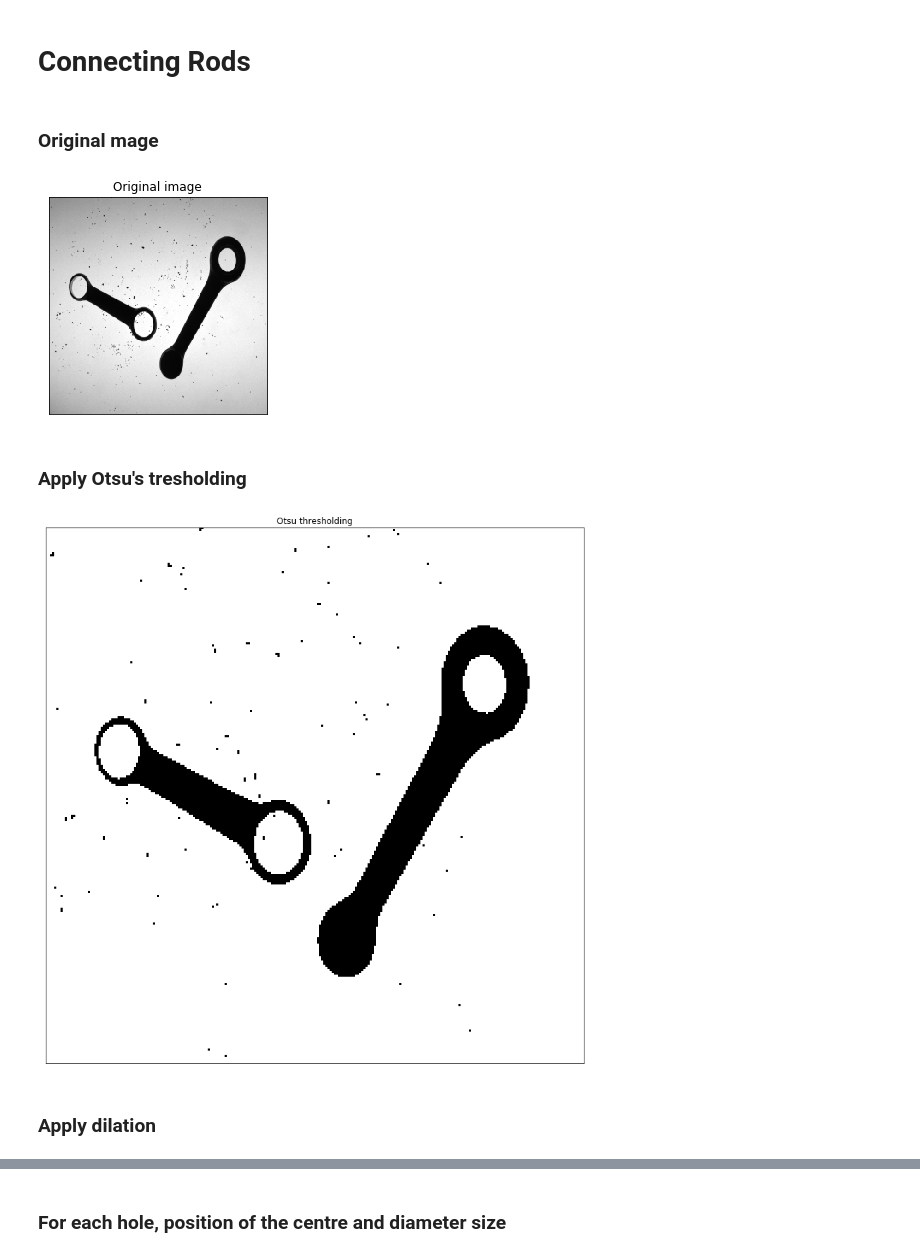
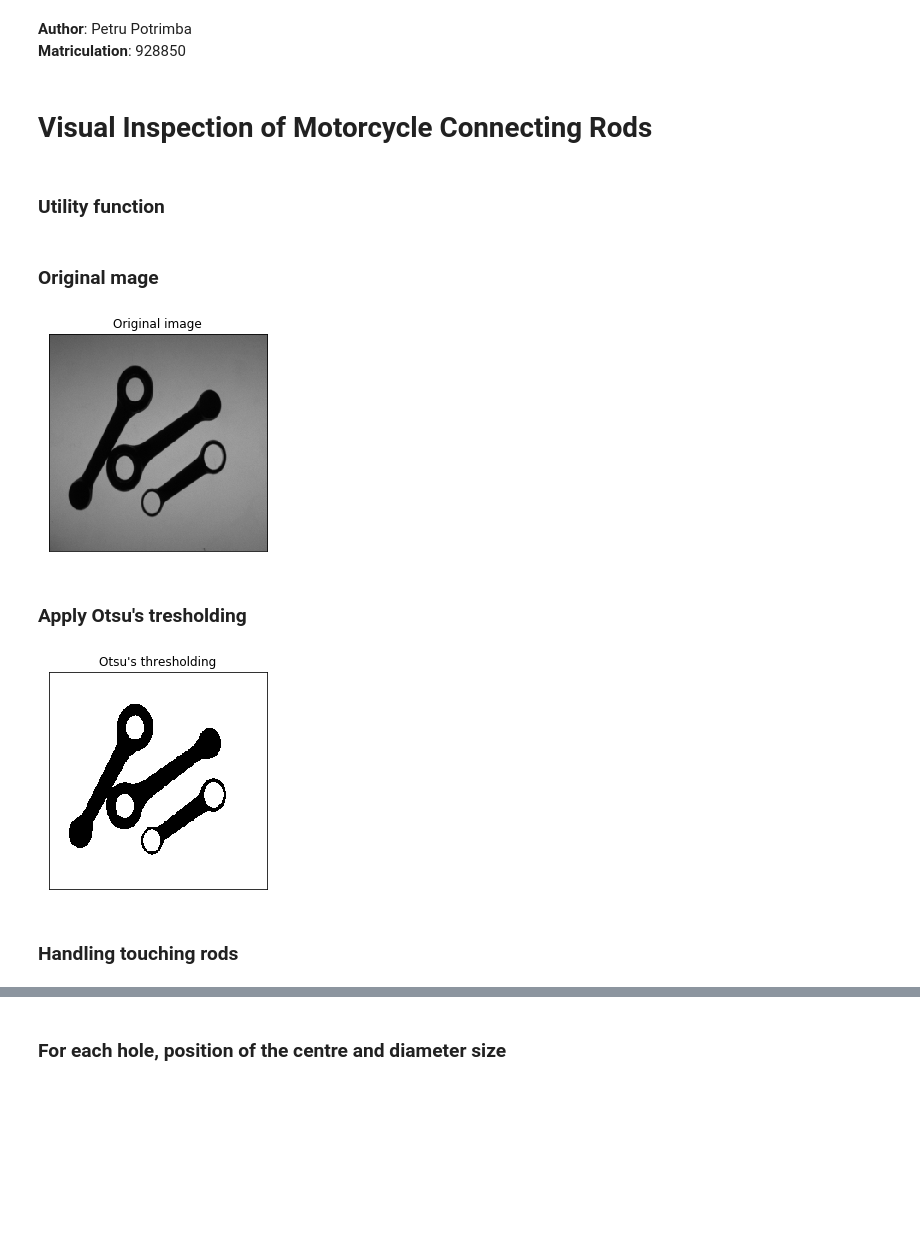
Before and after one commit to pptr3/connecting-rods, a Jupyter notebook: Connecting Rods.ipynb, the cells around one changed output, grey strips where cells are left out. Cells and saved outputs as stored; diff of their text form; code cells hidden in the pictures; blank space fills up the shorter version.

```diff
--- a/Connecting Rods.ipynb
+++ b/Connecting Rods.ipynb
@@ -1,5 +1,10 @@
+# %% [markdown]
+**Author**: Petru Potrimba <br>
+**Matriculation**:  928850
 # %% [markdown]
-# Connecting Rods
+# Visual Inspection of Motorcycle Connecting Rods
+# %% [markdown]
+### Utility function
 # %%
 def handle_touching_rods(imgf):
     img, contours, hierarchy = cv.findContours(imgf.copy(), cv.RETR_TREE, cv.CHAIN_APPROX_SIMPLE)
@@ -47,23 +53,22 @@ import math
 
 plt.figure(figsize=(4,4))
 
-original_img = cv.imread('testImages/TESI98.BMP', 0)
+original_img = cv.imread('testImages/TESI50.BMP', 0)
 img = original_img.copy()
 plt.imshow(img, cmap='gray',vmin=0,vmax=255)
 plt.title('Original image'), plt.xticks([]), plt.yticks([])
 plt.show()
 # %% [output]
-[figure, old version]
+[figure, new version]
 # %% [markdown]
 ### Apply Otsu's tresholding
 # %%
-plt.figure(figsize=(14,14))
 ret, otsu_img = cv.threshold(img, 0, 255, cv.THRESH_BINARY+cv.THRESH_OTSU)
 plt.imshow(otsu_img,cmap = 'gray')
-plt.title('Otsu thresholding'), plt.xticks([]), plt.yticks([])
+plt.title('Otsu\'s thresholding'), plt.xticks([]), plt.yticks([])
 plt.show()
 # %% [output]
-[figure, old version]
+[figure, new version]
-# %% [markdown]
-### Apply dilation
+# %% [markdown]
+### Handling touching rods
 # %%
```
Also changed, not shown: parts of 15 cells of this notebook.
